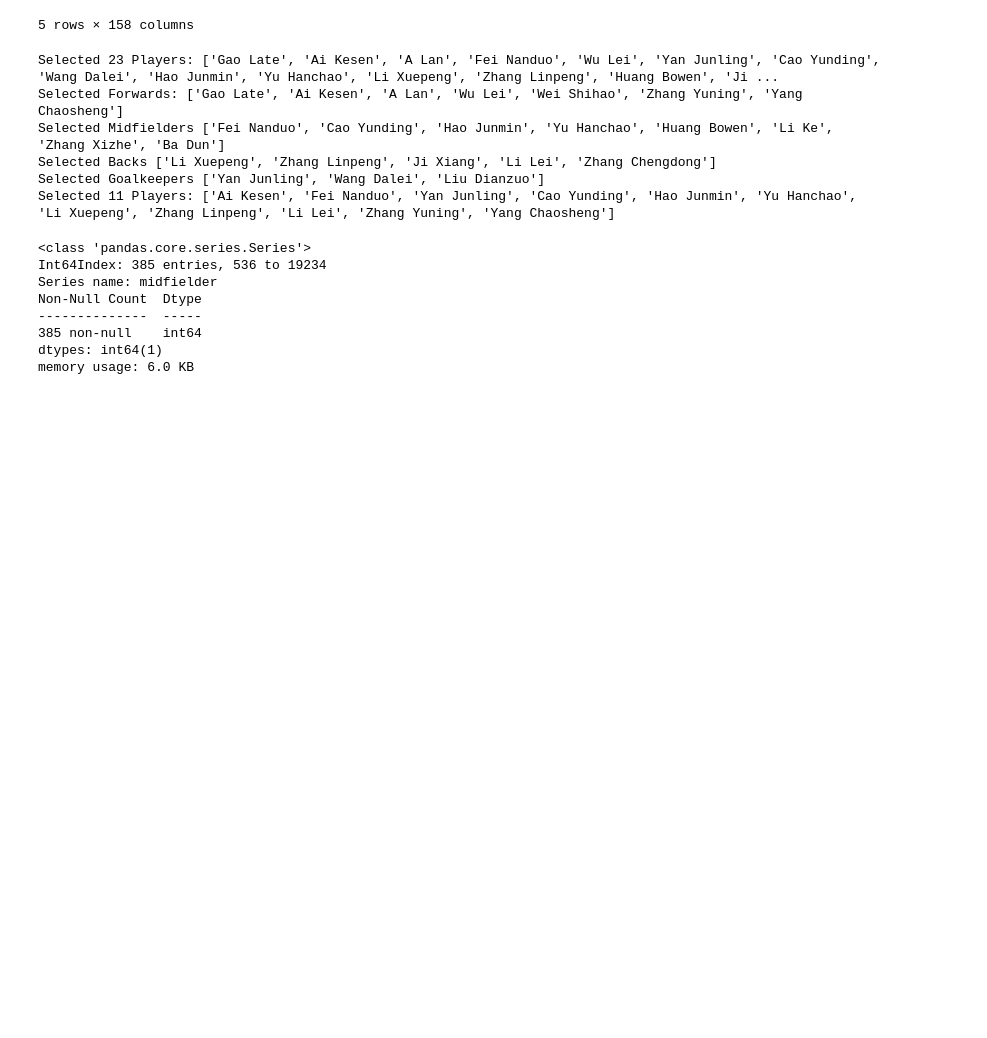
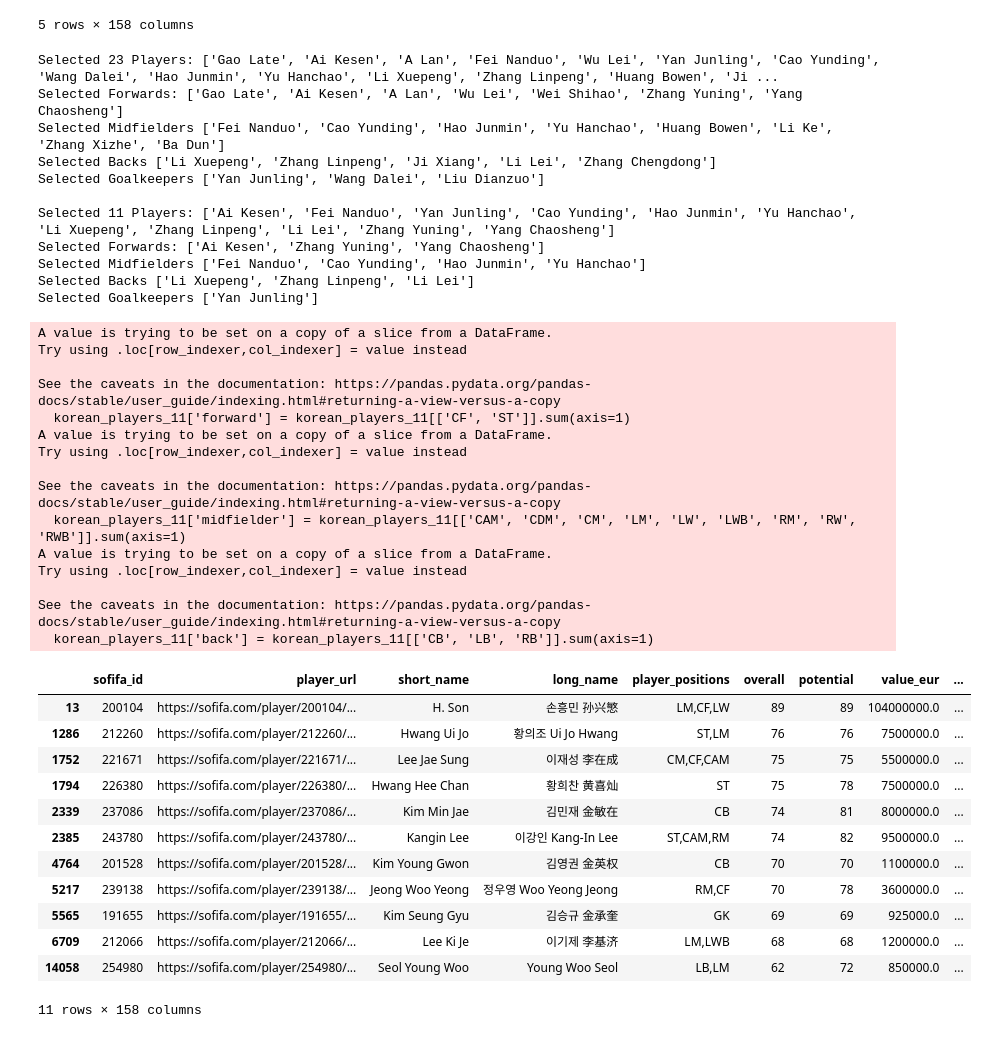
Before and after one commit to rebeccazhang199/MGSC-662-FIFA-Project, a Jupyter notebook: project.ipynb, the cells around one changed output. Saved outputs shown, nothing was run; the diff lists cells and outputs as text; code cells hidden in the pictures; blank space fills up the shorter version.

```diff
--- a/project.ipynb
+++ b/project.ipynb
@@ -282,28 +282,80 @@ selected_midfielders = [players_data.loc[players_data['sofifa_id'] == p, 'short_
 selected_backs = [players_data.loc[players_data['sofifa_id'] == p, 'short_name'].values[0] for p in players_data['sofifa_id'] if B[p].x > 0]
 selected_goalkeepers = [players_data.loc[players_data['sofifa_id'] == p, 'short_name'].values[0] for p in players_data['sofifa_id']
                         if X[p].x * players_data.loc[players_data['sofifa_id'] == p, 'GK'].values[0] > 0]
+selected_forwards11 = [players_data.loc[players_data['sofifa_id'] == p, 'short_name'].values[0] for p in players_data['sofifa_id'] if Y[p].x*F[p].x > 0]
+selected_midfielders11 = [players_data.loc[players_data['sofifa_id'] == p, 'short_name'].values[0] for p in players_data['sofifa_id'] if Y[p].x*M[p].x > 0]
+selected_backs11 = [players_data.loc[players_data['sofifa_id'] == p, 'short_name'].values[0] for p in players_data['sofifa_id'] if Y[p].x*B[p].x > 0]
+selected_goalkeeper11 = [players_data.loc[players_data['sofifa_id'] == p, 'short_name'].values[0] for p in players_data['sofifa_id']
+                        if Y[p].x * players_data.loc[players_data['sofifa_id'] == p, 'GK'].values[0] > 0]
 
 print("Selected 23 Players:", selected_players23)
 print("Selected Forwards:", selected_forwards)
-print("Selected Midfielders", selected_midfielders)
-print("Selected Backs", selected_backs)
-print("Selected Goalkeepers", selected_goalkeepers)
+print("Selected Midfielders:", selected_midfielders)
+print("Selected Backs:", selected_backs)
+print("Selected Goalkeepers:", selected_goalkeepers)
+print("")
 print("Selected 11 Players:", selected_players11)
+print("Selected Forwards:", selected_forwards11)
+print("Selected Midfielders:", selected_midfielders11)
+print("Selected Backs:", selected_backs11)
+print("Selected Goalkeeper:", selected_goalkeeper11)
 # %% [output]
 Selected 23 Players: ['Gao Late', 'Ai Kesen', 'A Lan', 'Fei Nanduo', 'Wu Lei', 'Yan Junling', 'Cao Yunding', 'Wang Dalei', 'Hao Junmin', 'Yu Hanchao', 'Li Xuepeng', 'Zhang Linpeng', 'Huang Bowen', 'Ji ...
 Selected Forwards: ['Gao Late', 'Ai Kesen', 'A Lan', 'Wu Lei', 'Wei Shihao', 'Zhang Yuning', 'Yang Chaosheng']
 Selected Midfielders ['Fei Nanduo', 'Cao Yunding', 'Hao Junmin', 'Yu Hanchao', 'Huang Bowen', 'Li Ke', 'Zhang Xizhe', 'Ba Dun']
 Selected Backs ['Li Xuepeng', 'Zhang Linpeng', 'Ji Xiang', 'Li Lei', 'Zhang Chengdong']
 Selected Goalkeepers ['Yan Junling', 'Wang Dalei', 'Liu Dianzuo']
+
 Selected 11 Players: ['Ai Kesen', 'Fei Nanduo', 'Yan Junling', 'Cao Yunding', 'Hao Junmin', 'Yu Hanchao', 'Li Xuepeng', 'Zhang Linpeng', 'Li Lei', 'Zhang Yuning', 'Yang Chaosheng']
+Selected Forwards: ['Ai Kesen', 'Zhang Yuning', 'Yang Chaosheng']
+Selected Midfielders ['Fei Nanduo', 'Cao Yunding', 'Hao Junmin', 'Yu Hanchao']
+Selected Backs ['Li Xuepeng', 'Zhang Linpeng', 'Li Lei']
+Selected Goalkeepers ['Yan Junling']
-# %%
-players_data['midfielder'].info()
-# %% [output]
-<class 'pandas.core.series.Series'>
-Int64Index: 385 entries, 536 to 19234
-Series name: midfielder
-Non-Null Count  Dtype
---------------  -----
-385 non-null    int64
-dtypes: int64(1)
-memory usage: 6.0 KB
+# %%
+## Set the Korean team formation
+korean_players = players[players['nationality_name'] == 'Korea Republic']
+korean_players_11 = korean_players[korean_players['short_name'].isin(['H. Son', 'Kim Min Jae', 'Kim Seung Gyu', 'Lee Jae Sung', 'Kangin Lee', 'Lee Ki Je', 'Hwang Hee Chan', 'Jeong Woo Yeong', 'Hwang Ui Jo', 'Seol Young Woo', 'Kim Young Gwon'])]
+
+korean_players_11.loc[korean_players_11['short_name'] == 'H. Son', ['CF', 'LW']] = 0
+korean_players_11.loc[korean_players_11['short_name'] == 'Hwang Ui Jo', ['LM']] = 0
+korean_players_11.loc[korean_players_11['short_name'] == 'Lee Jae Sung', ['CF', 'CAM']] = 0
+korean_players_11.loc[korean_players_11['short_name'] == 'Kangin Lee', ['ST', 'RM']] = 0
+korean_players_11.loc[korean_players_11['short_name'] == 'Jeong Woo Yeong', ['CF']] = 0
+korean_players_11.loc[korean_players_11['short_name'] == 'Lee Ki Je', ['LM', 'LWB']] = 0
+korean_players_11.loc[korean_players_11['short_name'] == 'Lee Ki Je', ['LB']] = 1
+korean_players_11.loc[korean_players_11['short_name'] == 'Seol Young Woo', ['LM', 'LB']] = 0
+korean_players_11.loc[korean_players_11['short_name'] == 'Seol Young Woo', ['RB']] = 1
+korean_players_11['forward'] = korean_players_11[['CF', 'ST']].sum(axis=1)
+korean_players_11['midfielder'] = korean_players_11[['CAM', 'CDM', 'CM', 'LM', 'LW', 'LWB', 'RM', 'RW', 'RWB']].sum(axis=1)
+korean_players_11['back'] = korean_players_11[['CB', 'LB', 'RB']].sum(axis=1)
+
+korean_players_11
+# %% [output]
+A value is trying to be set on a copy of a slice from a DataFrame.
+Try using .loc[row_indexer,col_indexer] = value instead
+
+See the caveats in the documentation: https://pandas.pydata.org/pandas-docs/stable/user_guide/indexing.html#returning-a-view-versus-a-copy
+  korean_players_11['forward'] = korean_players_11[['CF', 'ST']].sum(axis=1)
+A value is trying to be set on a copy of a slice from a DataFrame.
+Try using .loc[row_indexer,col_indexer] = value instead
+
+See the caveats in the documentation: https://pandas.pydata.org/pandas-docs/stable/user_guide/indexing.html#returning-a-view-versus-a-copy
+  korean_players_11['midfielder'] = korean_players_11[['CAM', 'CDM', 'CM', 'LM', 'LW', 'LWB', 'RM', 'RW', 'RWB']].sum(axis=1)
+A value is trying to be set on a copy of a slice from a DataFrame.
+Try using .loc[row_indexer,col_indexer] = value instead
+
+See the caveats in the documentation: https://pandas.pydata.org/pandas-docs/stable/user_guide/indexing.html#returning-a-view-versus-a-copy
+  korean_players_11['back'] = korean_players_11[['CB', 'LB', 'RB']].sum(axis=1)
+|  | sofifa_id | player_url | short_name | long_name | player_positions | overall | potential | value_eur | ... |
+| 13 | 200104 | https://sofifa.com/player/200104/... | H. Son | 손흥민 孙兴慜 | LM,CF,LW | 89 | 89 | 104000000.0 | ... |
+| 1286 | 212260 | https://sofifa.com/player/212260/... | Hwang Ui Jo | 황의조 Ui Jo Hwang | ST,LM | 76 | 76 | 7500000.0 | ... |
+| 1752 | 221671 | https://sofifa.com/player/221671/... | Lee Jae Sung | 이재성 李在成 | CM,CF,CAM | 75 | 75 | 5500000.0 | ... |
+| 1794 | 226380 | https://sofifa.com/player/226380/... | Hwang Hee Chan | 황희찬 黄喜灿 | ST | 75 | 78 | 7500000.0 | ... |
+| 2339 | 237086 | https://sofifa.com/player/237086/... | Kim Min Jae | 김민재 金敏在 | CB | 74 | 81 | 8000000.0 | ... |
+| 2385 | 243780 | https://sofifa.com/player/243780/... | Kangin Lee | 이강인 Kang-In Lee | ST,CAM,RM | 74 | 82 | 9500000.0 | ... |
+| 4764 | 201528 | https://sofifa.com/player/201528/... | Kim Young Gwon | 김영권 金英权 | CB | 70 | 70 | 1100000.0 | ... |
+| 5217 | 239138 | https://sofifa.com/player/239138/... | Jeong Woo Yeong | 정우영 Woo Yeong Jeong | RM,CF | 70 | 78 | 3600000.0 | ... |
+| 5565 | 191655 | https://sofifa.com/player/191655/... | Kim Seung Gyu | 김승규 金承奎 | GK | 69 | 69 | 925000.0 | ... |
+| 6709 | 212066 | https://sofifa.com/player/212066/... | Lee Ki Je | 이기제 李基济 | LM,LWB | 68 | 68 | 1200000.0 | ... |
+| 14058 | 254980 | https://sofifa.com/player/254980/... | Seol Young Woo | Young Woo Seol | LB,LM | 62 | 72 | 850000.0 | ... |
+11 rows × 158 columns
```
Also changed, not shown: parts of 2 cells of this notebook.
